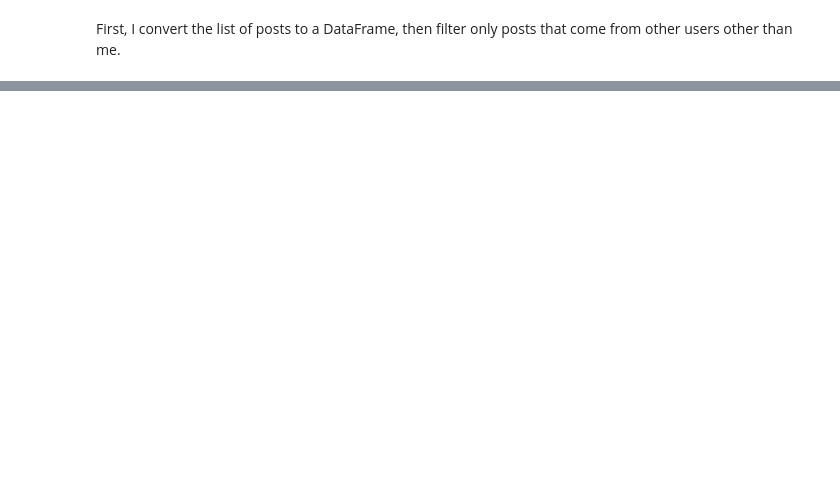
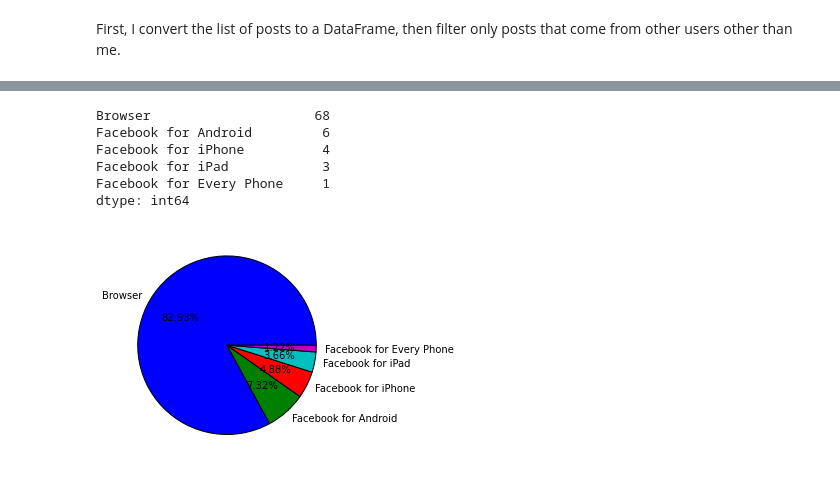
Before and after one commit to nguyenhoan1988/face-birthday-likes, a Jupyter notebook: anatomy-happy-birthday-FB.ipynb, the cells around one changed output, grey strips where cells are left out. Saved outputs shown, nothing was run; the diff lists cells and outputs as text; code cells hidden in the pictures; blank space fills up the shorter version.

```diff
--- a/anatomy-happy-birthday-FB.ipynb
+++ b/anatomy-happy-birthday-FB.ipynb
@@ -50,0 +39,3 @@ df = df[df.user_name != 'Hoan Nguyen']
+# %%
+df['from_app'] = df.application.dropna().apply(lambda x: x['name'])
+df = df[[u'actions', u'application', u'comments', u'created_time', u'id', u'likes', u'message', u'updated_time', u'user_id', u'user_name', u'from_app']]
@@ -50,0 +46,6 @@ df = df[df.user_name != 'Hoan Nguyen']
+# %%
+from facebook_HB_posts import like_post
+
+df['like_action'] = df.actions.apply(lambda x: [each for each in x if each['name'] == 'Like'][0])
+df['like_success'] = df.apply(lambda x: like_post(x['id'], x['like_action']), axis=1)
+df.like_success.value_counts()
@@ -50,0 +61,15 @@ df = df[df.user_name != 'Hoan Nguyen']
+# %%
+df.from_app = df.from_app.fillna('Browser')
+app_count = df.from_app.value_counts()
+print app_count
+
+axes(aspect=1)
+_ = pie(app_count, labels=app_count.index, autopct='%0.2f%%')
+# %% [output]
+Browser                     68
+Facebook for Android         6
+Facebook for iPhone          4
+Facebook for iPad            3
+Facebook for Every Phone     1
+dtype: int64
+[figure, added]
```
Also changed, not shown: parts of 22 cells of this notebook, 1 other file.
